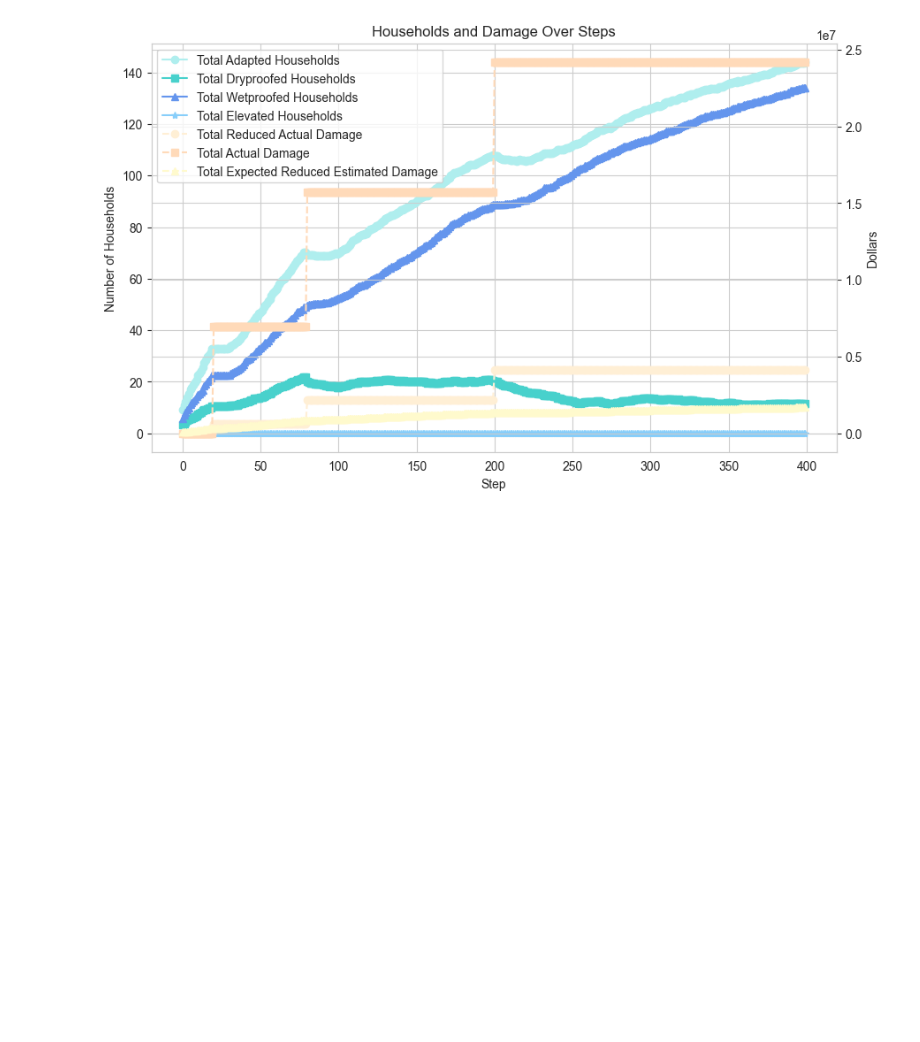
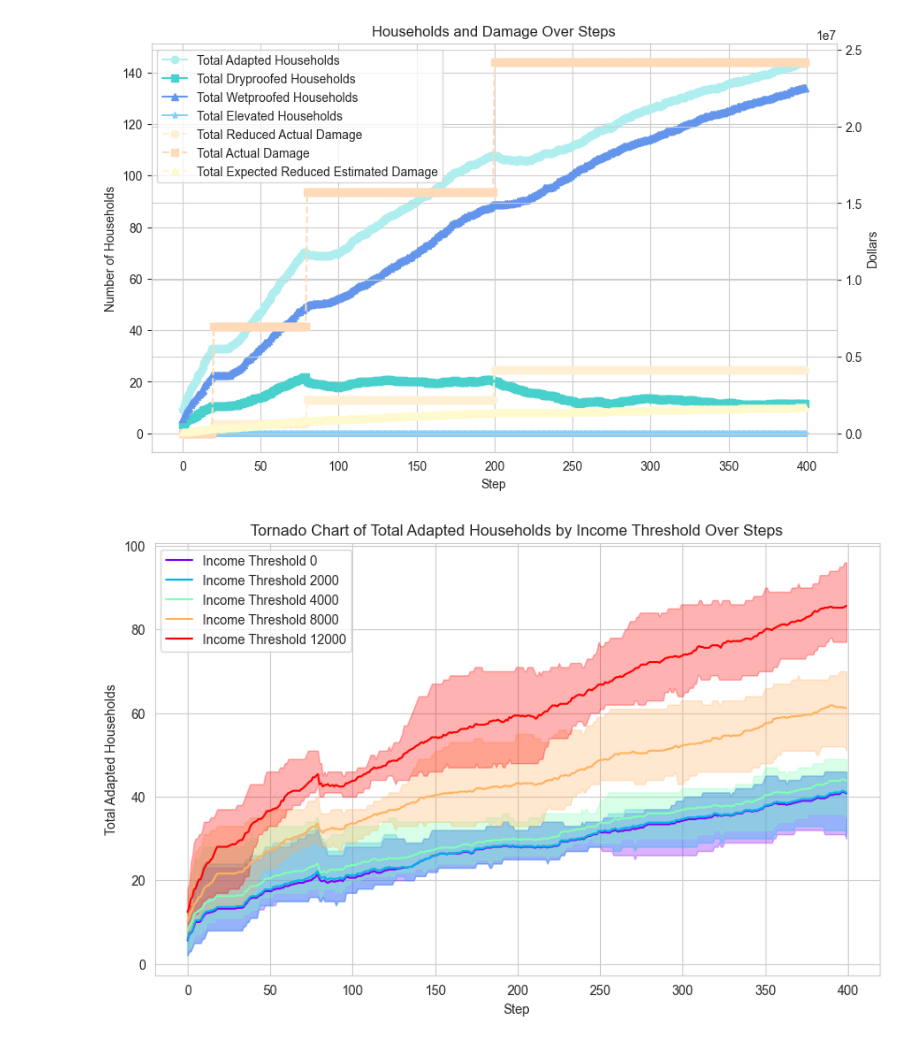
Before and after one commit to ctezgec/abm, a Jupyter notebook: model/analysis draft.ipynb, the cells around one changed output. Cells and saved outputs as stored; diff of their text form; code cells hidden in the pictures; blank space fills up the shorter version.

```diff
--- a/model/analysis draft.ipynb
+++ b/model/analysis draft.ipynb
@@ -119,3 +119,34 @@ ax1.grid(True)
 plt.show()
 # %% [output]
 [figure]
+# %%
+model_dataframe_income_threshold = pd.read_csv(f"../result_extremevalue/{'model_sensitivity_results_income_threshold'}.csv")
+# Group by 'Step' and 'income_threshold', then calculate the mean, min, and max for 'total_adapted_households'
+grouped = model_dataframe_income_threshold.groupby(['Step', 'income_threshold'])['total_adapted_households'].agg(['mean', 'min', 'max']).reset_index()
+
+# Get unique income_threshold values for color differentiation
+income_thresholds = grouped['income_threshold'].unique()
+
+# Create a color map to assign different colors for each income_threshold
+color_map = plt.cm.rainbow(np.linspace(0, 1, len(income_thresholds)))
+
+plt.figure(figsize=(10, 6))
+
+# Plot each income_threshold in different colors
+for income_threshold, color in zip(income_thresholds, color_map):
+    # Subset the DataFrame for the current income_threshold
+    subset = grouped[grouped['income_threshold'] == income_threshold]
+
+    # Plot the mean line for total_adapted_households
+    plt.plot(subset['Step'], subset['mean'], label=f'Income Threshold {income_threshold}', color=color)
+
+    # Create the shadow area for the same income_threshold
+    plt.fill_between(subset['Step'], subset['min'], subset['max'], alpha=0.3, color=color)
+
+plt.xlabel('Step')
+plt.ylabel('Total Adapted Households')
+plt.title('Tornado Chart of Total Adapted Households by Income Threshold Over Steps')
+plt.legend()
+plt.show()
+# %% [output]
+[figure, added]
```
